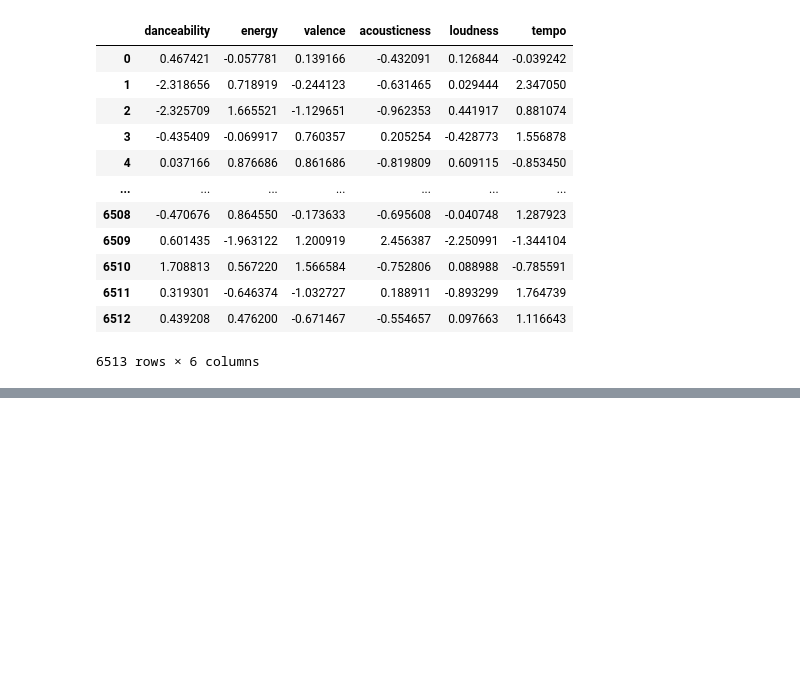
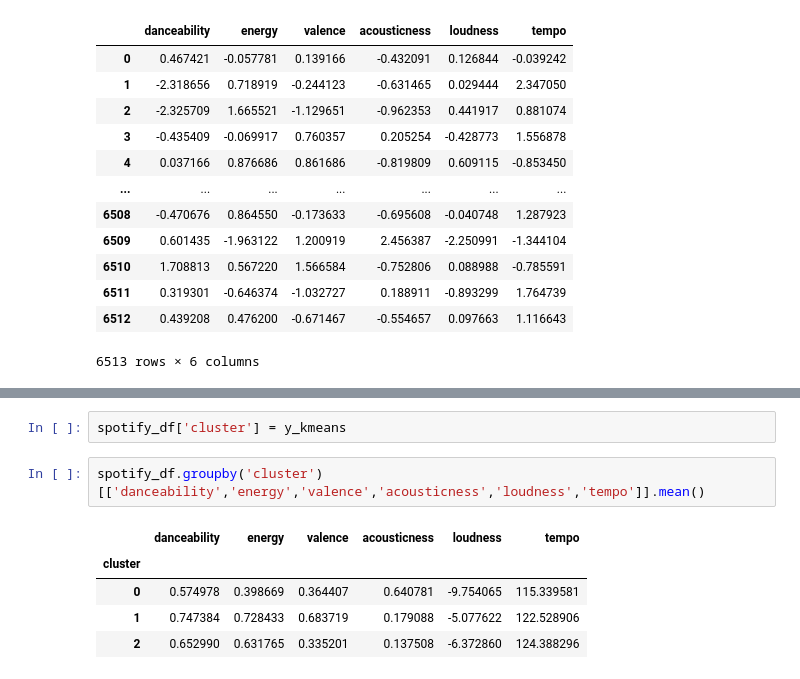
Before and after one commit to stavroulaalex/Python-BusinessIntelligence-Stav, a Jupyter notebook: project/project_stav.ipynb, the cells around one changed output, grey strips where cells are left out. Saved outputs shown, nothing was run; the diff lists cells and outputs as text; blank space fills up the shorter version.

```diff
--- a/project/project_stav.ipynb
+++ b/project/project_stav.ipynb
@@ -167,0 +177,10 @@ clustering_dataset
+# %%
+spotify_df['cluster'] = y_kmeans
+# %%
+spotify_df.groupby('cluster')[['danceability','energy','valence','acousticness','loudness','tempo']].mean()
+# %% [output]
+|  | danceability | energy | valence | acousticness | loudness | tempo |
+| cluster |  |  |  |  |  |  |
+| 0 | 0.574978 | 0.398669 | 0.364407 | 0.640781 | -9.754065 | 115.339581 |
+| 1 | 0.747384 | 0.728433 | 0.683719 | 0.179088 | -5.077622 | 122.528906 |
+| 2 | 0.652990 | 0.631765 | 0.335201 | 0.137508 | -6.372860 | 124.388296 |
```
Also changed, not shown: parts of 29 cells of this notebook, 3 other files.
